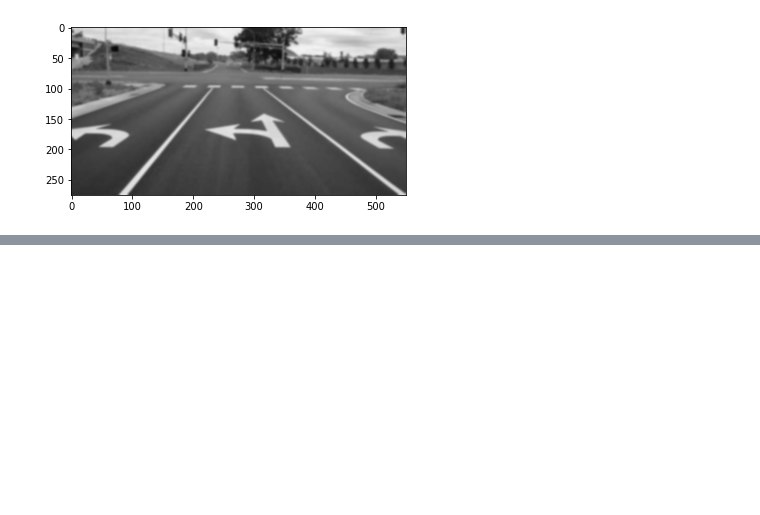
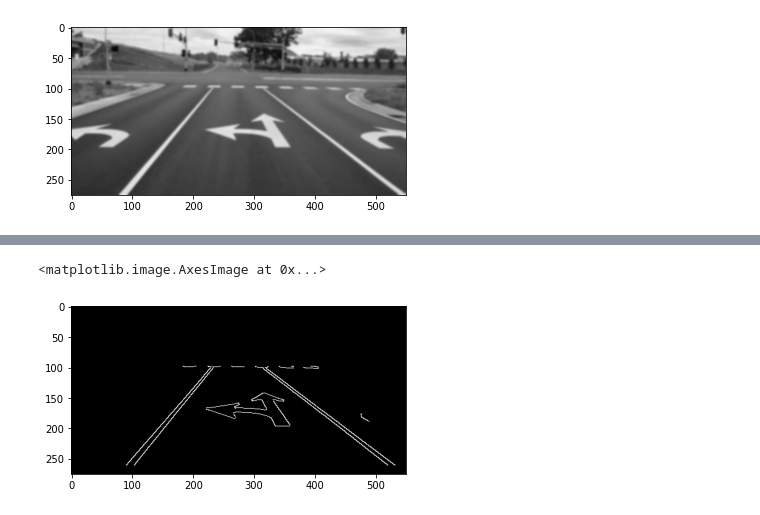
Before and after one commit to souvik0306/ML-Coursera, a Jupyter notebook: Udemy/autonomous.ipynb, the cells around one changed output, grey strips where cells are left out. Drawn from its saved outputs; the diff is of its cells as text; code cells hidden in the pictures; blank space fills up the shorter version.

```diff
--- a/Udemy/autonomous.ipynb
+++ b/Udemy/autonomous.ipynb
@@ -43,0 +55,7 @@ plt.imshow(cv2.cvtColor(canny,cv2.COLOR_BGR2RGB))
+# %%
+masked_image = cv2.bitwise_and(canny,mask)
+plt.figure()
+plt.imshow(cv2.cvtColor(masked_image,cv2.COLOR_BGR2RGB))
+# %% [output]
+<matplotlib.image.AxesImage at 0x...>
+[figure, added]
```
Also changed, not shown: parts of 5 cells of this notebook.
